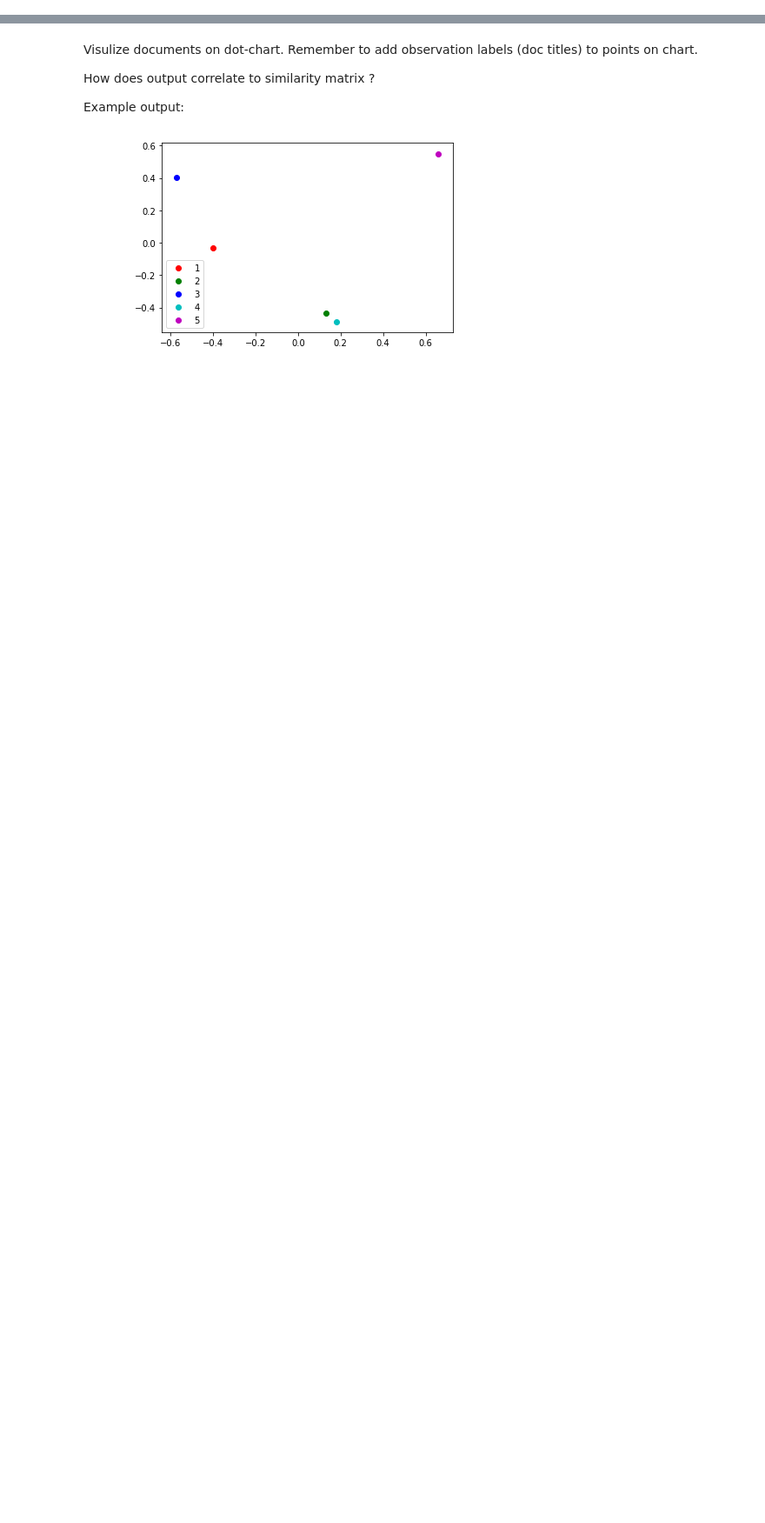
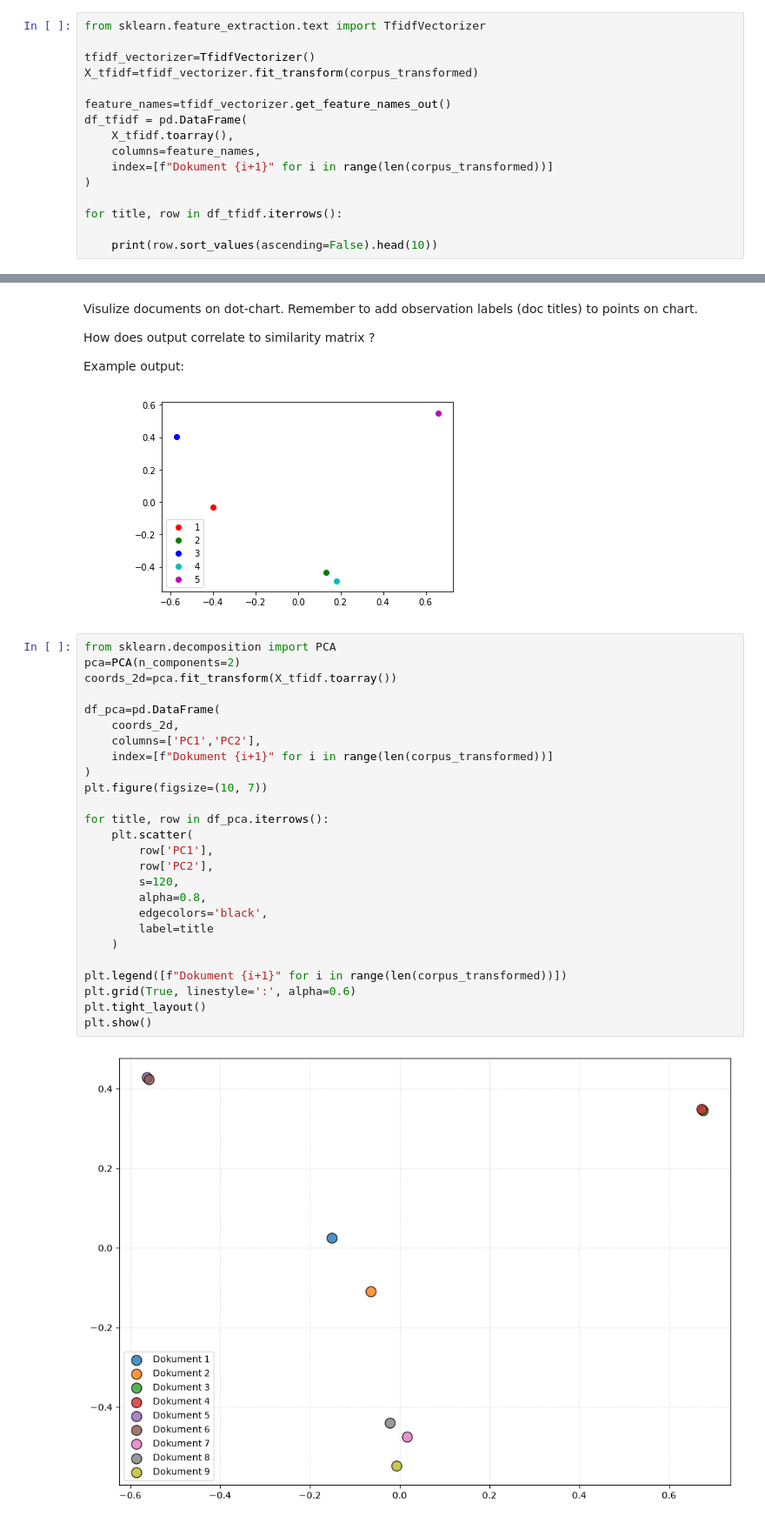
Before and after one commit to bubakrojek/PJN, a Jupyter notebook: NLP_EN_Lab1.ipynb, the cells around one changed output, grey strips where cells are left out. Shown at 87% size. Cells and saved outputs as stored; diff of their text form; blank space fills up the shorter version.

```diff
--- a/NLP_EN_Lab1.ipynb
+++ b/NLP_EN_Lab1.ipynb
@@ -135,0 +166,16 @@ from sklearn.feature_extraction.text import TfidfVectorizer
+# %%
+from sklearn.feature_extraction.text import TfidfVectorizer
+
+tfidf_vectorizer=TfidfVectorizer()
+X_tfidf=tfidf_vectorizer.fit_transform(corpus_transformed)
+
+feature_names=tfidf_vectorizer.get_feature_names_out()
+df_tfidf = pd.DataFrame(
+    X_tfidf.toarray(),
+    columns=feature_names,
+    index=[f"Dokument {i+1}" for i in range(len(corpus_transformed))]
+)
+
+for title, row in df_tfidf.iterrows():
+
+    print(row.sort_values(ascending=False).head(10))
@@ -157,3 +266,31 @@ How does output correlate to similarity matrix  ?
 Example output:
 
 ![image.png](embedded-picture-1)
+# %%
+from sklearn.decomposition import PCA
+pca=PCA(n_components=2)
+coords_2d=pca.fit_transform(X_tfidf.toarray())
+
+df_pca=pd.DataFrame(
+    coords_2d,
+    columns=['PC1','PC2'],
+    index=[f"Dokument {i+1}" for i in range(len(corpus_transformed))]
+)
+plt.figure(figsize=(10, 7))
+
+for title, row in df_pca.iterrows():
+    plt.scatter(
+        row['PC1'],
+        row['PC2'],
+        s=120,
+        alpha=0.8,
+        edgecolors='black',
+        label=title
+    )
+
+plt.legend([f"Dokument {i+1}" for i in range(len(corpus_transformed))])
+plt.grid(True, linestyle=':', alpha=0.6)
+plt.tight_layout()
+plt.show()
+# %% [output]
+[figure, added]
```
Also changed, not shown: parts of 14 cells of this notebook.
